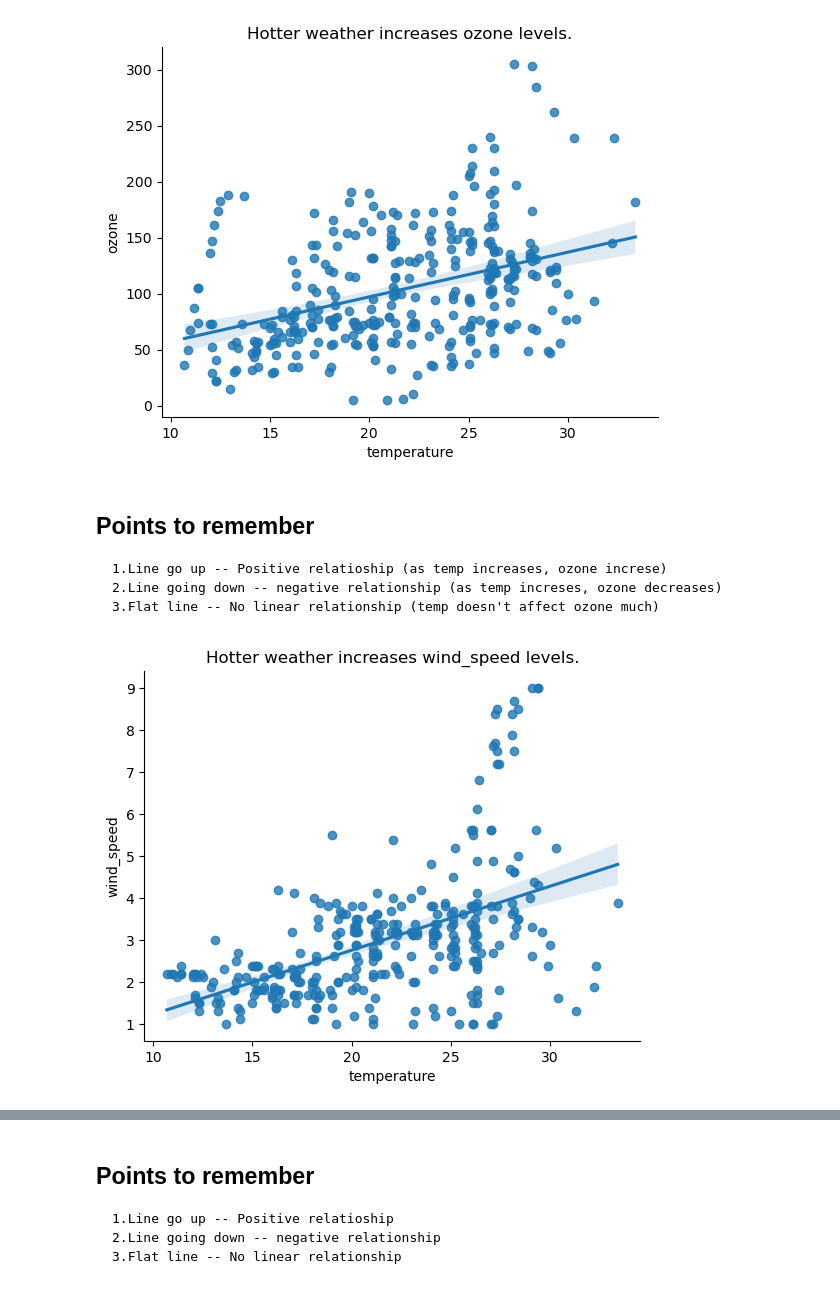
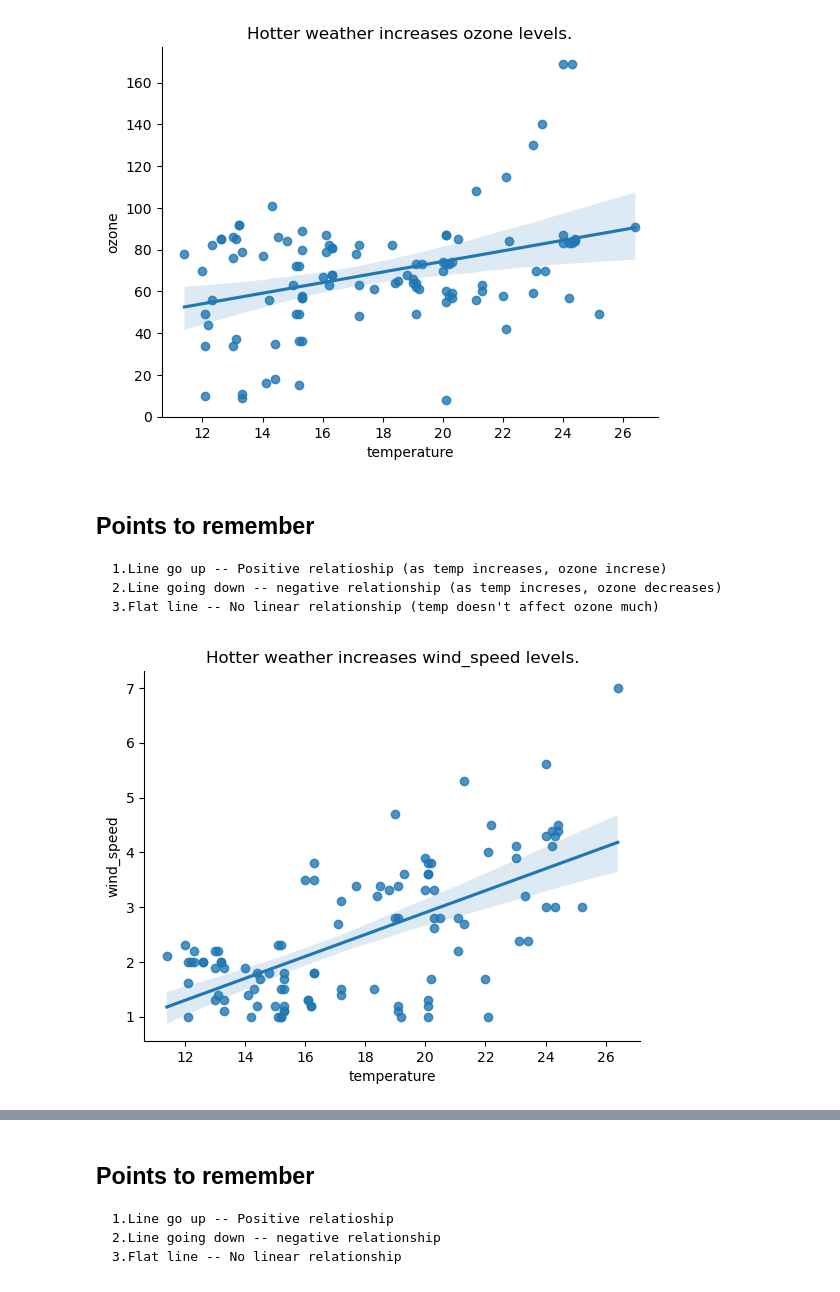
Before and after one commit to Lokey666/weather_monitoring_project, a Jupyter notebook: jupyter_notebooks/common_trends.ipynb, the cells around one changed output, grey strips where cells are left out. Cells and saved outputs as stored; diff of their text form; code cells hidden in the pictures.

```diff
--- a/jupyter_notebooks/common_trends.ipynb
+++ b/jupyter_notebooks/common_trends.ipynb
@@ -28,0 +26,7 @@ df_16nov = df[df['timestamp'].dt.date == pd.to_datetime("2025-11-16").date()]
+# %%
+df['timestamp'] = pd.to_datetime(df['timestamp'])
+df['date'] = df['timestamp'].dt.date
+df['hour'] = df['timestamp'].dt.hour
+today = df['date'].max()   # latest date in my DB
+df_today = df[df['date'] == today]
+df_today
@@ -29,10 +47,10 @@ df_16nov = df[df['timestamp'].dt.date == pd.to_datetime("2025-11-16").date()]
 # %%
-sns.regplot(data=df_16nov,x='temperature', y='ozone')
+sns.regplot(data=df_today,x='temperature', y='ozone')
 plt.title("Hotter weather increases ozone levels.")
 sns.despine()
 plt.show()
 # %% [output]
-[figure, old version]
+[figure, new version]
 # %% [markdown]
 ## Points to remember
 
@@ -40,10 +58,10 @@ plt.show()
     2.Line going down -- negative relationship (as temp increses, ozone decreases)
     3.Flat line -- No linear relationship (temp doesn't affect ozone much)
 # %%
-sns.regplot(data=df_16nov,x='temperature', y='wind_speed')
+sns.regplot(data=df_today,x='temperature', y='wind_speed')
 plt.title("Hotter weather increases wind_speed levels.")
 sns.despine()
 plt.show()
 # %% [output]
-[figure, old version]
+[figure, new version]
 # %%
```
Also changed, not shown: parts of 3 cells of this notebook, 5 other files.
